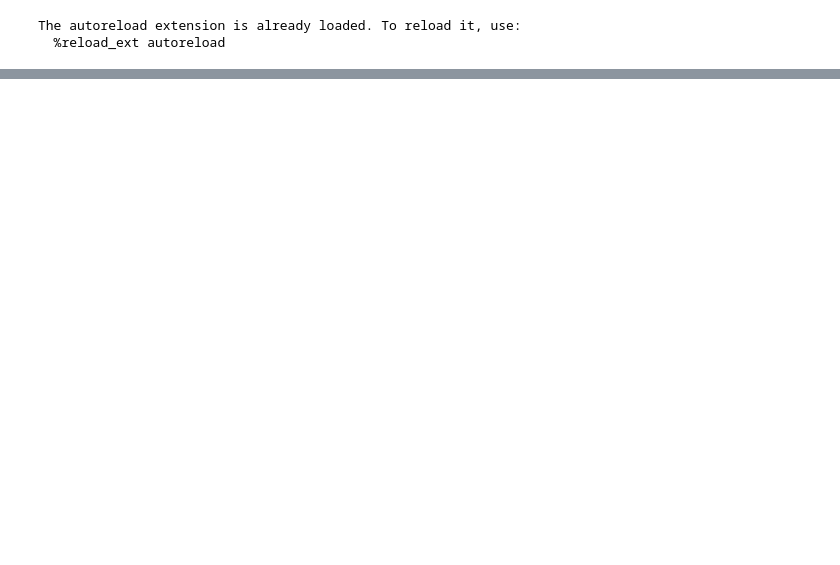
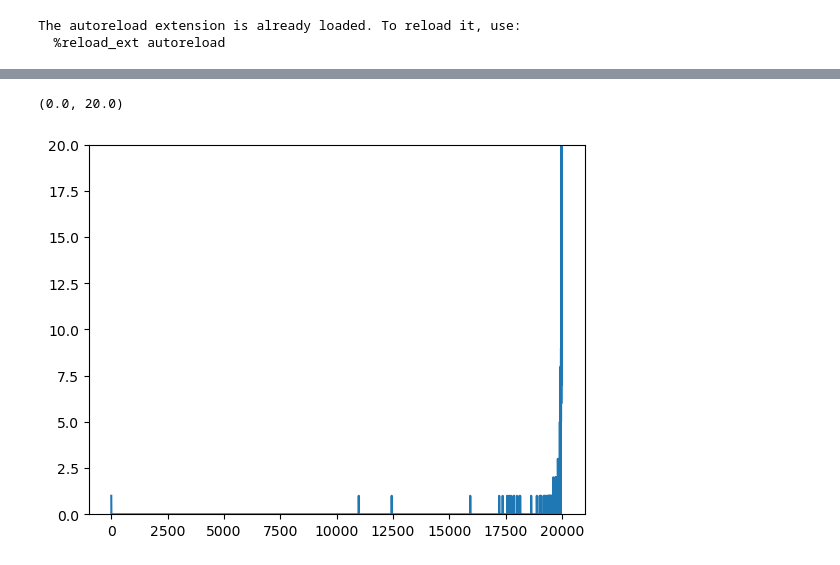
Before and after one commit to regevs/dated_selection, a Jupyter notebook: notebooks/20230323_simulator_attempt.ipynb, the cells around one changed output, grey strips where cells are left out. Drawn from its saved outputs; the diff is of its cells as text; code cells hidden in the pictures; blank space fills up the shorter version.

```diff
--- a/notebooks/20230323_simulator_attempt.ipynb
+++ b/notebooks/20230323_simulator_attempt.ipynb
@@ -30,0 +32,10 @@ S.tmrca(999, 0, 999, 50)
+# %%
+import math
+
+plt.plot(
+    np.diff([len(x) for x in S.ancestors], prepend=0)
+)
+plt.ylim(0,20)
+# %% [output]
+(0.0, 20.0)
+[figure, added]
```
Also changed, not shown: parts of 4 cells of this notebook, 4 other files.
